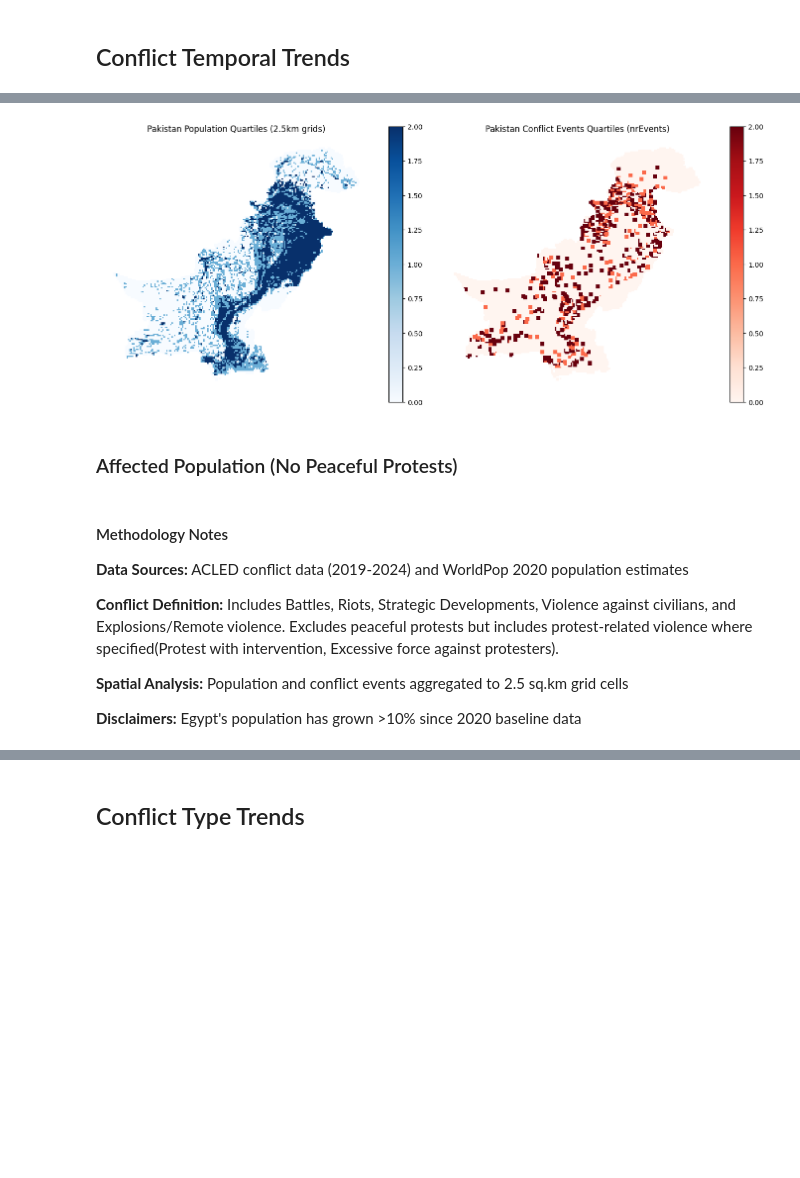
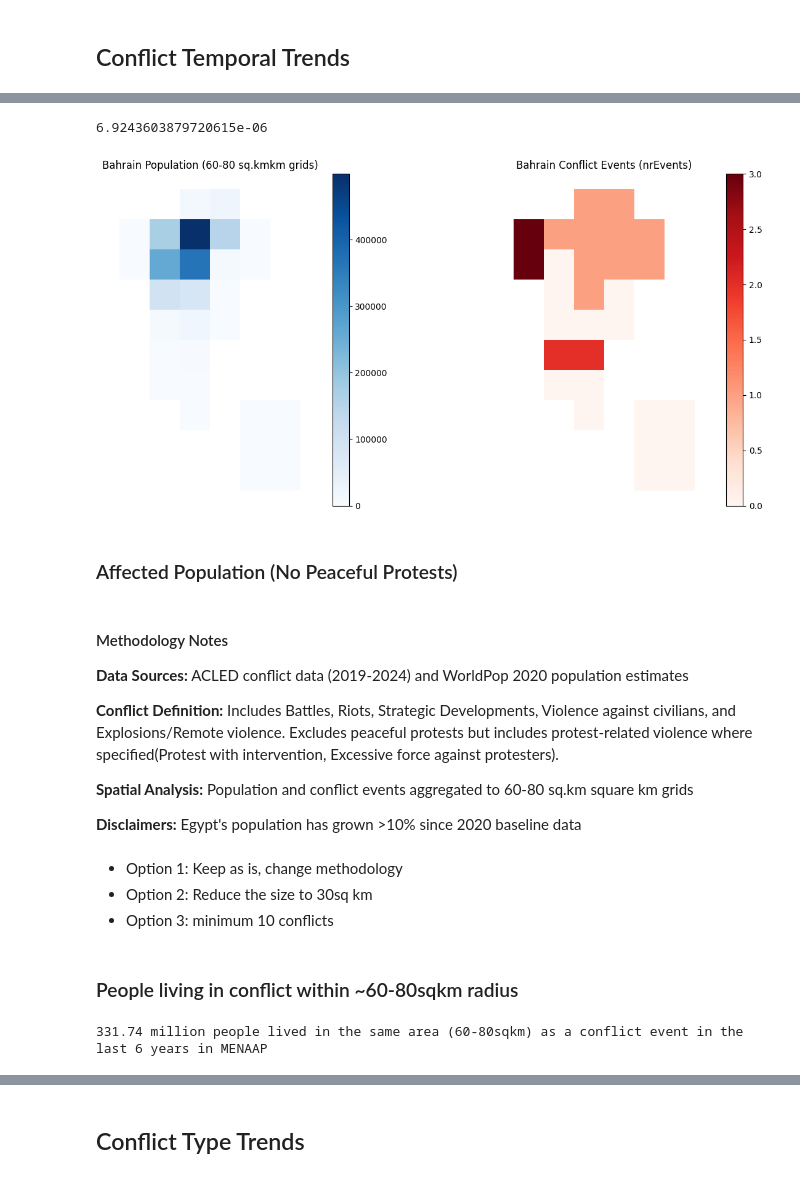
Before and after one commit to worldbank/MENA-FCV-economic-monitor, a Jupyter notebook: notebooks/conflict/acled.ipynb, the cells around one changed output, grey strips where cells are left out. Saved outputs shown, nothing was run; the diff lists cells and outputs as text; code cells hidden in the pictures; blank space fills up the shorter version.

```diff
--- a/notebooks/conflict/acled.ipynb
+++ b/notebooks/conflict/acled.ipynb
@@ -181,12 +181,13 @@ conflict_regional_quad12_quarter.to_csv(f'../../data/conflict/conflict_quad12_re
 # %%
 regional_boundary_h3_4 = processing.convert_to_h3_grid(boundaries_adm0, 4)
 # %%
-# conflict_national_h3_4 = get_conflict_at_aggregation(regional_boundary_h3_4, 'h3_index', data)
+conflict_national_h3_4 = get_conflict_at_aggregation(regional_boundary_h3_4, 'h3_index', data)
 # #conflict_national_q7 = get_national_conflict_at_aggregation(regional_boundary_quadkey7, 'index', data)
-# conflict_national_q12 = get_national_conflict_at_aggregation(regional_boundary_quadkey12, 'index', data)
-conflict_national_q12_noprotest= data[data['event_type'].isin(['Battles',  'Riots',
-       'Explosions/Remote violence', 'Violence against civilians'])]
-conflict_national_q12_noprotest = get_national_conflict_at_aggregation(regional_boundary_quadkey12,'index', conflict_national_q12_noprotest )
+conflict_national_q12 = get_national_conflict_at_aggregation(regional_boundary_quadkey12, 'index', data)
+conflict_national_q14 = get_national_conflict_at_aggregation(regional_boundary_quadkey14, 'index', data)
+# conflict_national_q12_noprotest= data[data['event_type'].isin(['Battles',  'Riots',
+#        'Explosions/Remote violence', 'Violence against civilians'])]
+# conflict_national_q12_noprotest = get_national_conflict_at_aggregation(regional_boundary_quadkey12,'index', conflict_national_q12_noprotest )
 # %%
 #boundaries_quad12.reset_index().to_file('../../data/boundaries/MENAP_regional_quadkey12.gpkg')
 # %% [markdown]
@@ -366,8 +367,8 @@ pop_country.loc[pop_country['country'] == 'Syrian Arab Republic', 'country'] = '
 code_to_country = pop_country[['country_code', 'country']].drop_duplicates().set_index('country_code').to_dict()['country']
 country_to_code = pop_country[['country_code', 'country']].drop_duplicates().set_index('country').to_dict()['country_code']
 # %%
-#conflict_national_q12['country_code'] = conflict_national_q12['country'].map(country_to_code)
-conflict_national_q12_noprotest['country_code'] = conflict_national_q12_noprotest['country'].map(country_to_code)
+conflict_national_q12['country_code'] = conflict_national_q12['country'].map(country_to_code)
+#conflict_national_q12_noprotest['country_code'] = conflict_national_q12_noprotest['country'].map(country_to_code)
 # %%
 pop.rename(columns={'country': 'country_code'}, inplace=True)
 pop['country'] = pop['country_code'].map(code_to_country)
@@ -390,36 +391,47 @@ merged.loc[merged['country']=='Palestine', 'country'] = 'West Bank and Gaza'
 #pak = gpd.read_file('../../data/population/polygons/PAK_pop_quad12.gpkg')
 pak = pop[pop['country'] == 'Pakistan'].copy()
 pak['population_quartile'] = pd.qcut(pak['population'], 4, labels=False, duplicates='drop')
-pak.plot(column='population_quartile', legend=True)
+#pak.plot(column='population_quartile', legend=True)
 #pak.plot(column='population', legend=True)
+
+bhr = pop[pop['country'] == 'Bahrain'].copy()
+bhr['population_quartile'] = pd.qcut(bhr['population'], 4, labels=False, duplicates='drop')
+#bhr.plot(column='population_quartile', legend=True)
 # %%
 pak_conflict = conflict_national_q12.drop(columns='level_0')
 pak_conflict = pak_conflict[pak_conflict['country']=='Pakistan']
+
+bhr_conflict = conflict_national_q12.drop(columns='level_0')
+bhr_conflict = bhr_conflict[bhr_conflict['country']=='Bahrain']
+# %%
+conflict_national_q12[conflict_national_q12['country']=='Bahrain'].iloc[0]['geometry'].area/1000
+# %% [output]
+6.9243603879720615e-06
 # %%
 import matplotlib.pyplot as plt
 
 fig, axes = plt.subplots(1, 2, figsize=(14, 6))
 
 # Plot population quartiles
-pak.plot(column='population_quartile', ax=axes[0], legend=True, cmap='Blues')
-axes[0].set_title('Pakistan Population Quartiles (2.5km grids)')
+bhr.plot(column='population', ax=axes[0], legend=True, cmap='Blues')
+axes[0].set_title('Bahrain Population (60-80 sq.kmkm grids)')
 axes[0].axis('off')
 
 # Merge conflict data with population grid
-pak_merged = pak.sjoin(pak_conflict, how='left', predicate='intersects')
+bhr_merged = bhr.sjoin(bhr_conflict, how='left', predicate='intersects')
 
 # Create quartiles for nrEvents
-pak_merged['nrEvents_quartile'] = pd.qcut(pak_merged['nrEvents'].fillna(0), 4, labels=False, duplicates='drop')
+bhr_merged['nrEvents'] = pd.qcut(bhr_merged['nrEvents'].fillna(0), 4, labels=False, duplicates='drop')
 
-pak_merged.plot(column='nrEvents_quartile', ax=axes[1], legend=True, cmap='Reds')
-axes[1].set_title('Pakistan Conflict Events Quartiles (nrEvents)')
+bhr_merged.plot(column='nrEvents', ax=axes[1], legend=True, cmap='Reds')
+axes[1].set_title('Bahrain Conflict Events (nrEvents)')
 axes[1].axis('off')
 
 plt.tight_layout()
 plt.show()
 #pak.sjoin(pak_conflict)
 # %% [output]
-[figure, old version]
+[figure, new version]
 # %% [markdown]
 ### Affected Population (No Peaceful Protests)
 # %% [markdown]
@@ -429,9 +441,19 @@ plt.show()
 
 **Conflict Definition:** Includes Battles, Riots, Strategic Developments, Violence against civilians, and Explosions/Remote violence. Excludes peaceful protests but includes protest-related violence where specified(Protest with intervention, Excessive force against protesters).
 
-**Spatial Analysis:** Population and conflict events aggregated to 2.5 sq.km grid cells
+**Spatial Analysis:** Population and conflict events aggregated to 60-80 sq.km square km grids
 
 **Disclaimers:** Egypt's population has grown >10% since 2020 baseline data
+# %% [markdown]
+- Option 1: Keep as is, change methodology
+- Option 2: Reduce the size to 30sq km
+- Option 3: minimum 10 conflicts
+# %% [markdown]
+### People living in conflict within ~60-80sqkm radius
+# %%
+print(f'{np.round(merged['population'].sum()/1000000,2)} million people lived in the same area (60-80sqkm) as a conflict event in the last 6 years in MENAAP')
+# %% [output]
+331.74 million people lived in the same area (60-80sqkm) as a conflict event in the last 6 years in MENAAP
 # %%
 import altair as alt
 alt.data_transformers.enable('json')
```
Also changed, not shown: parts of 21 cells of this notebook.
